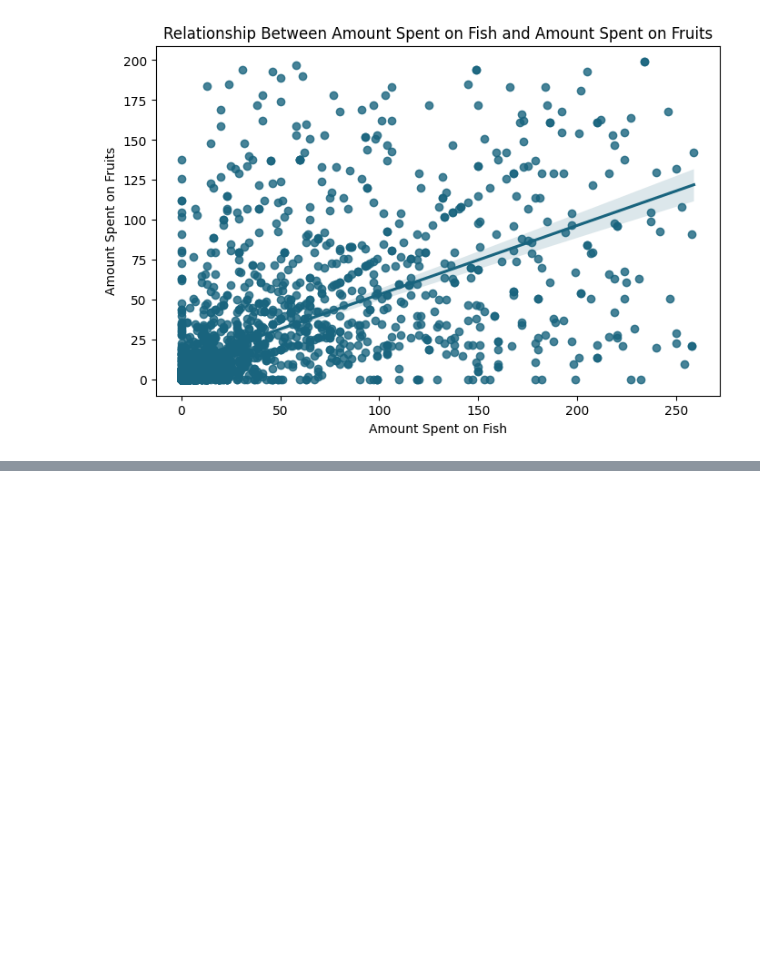
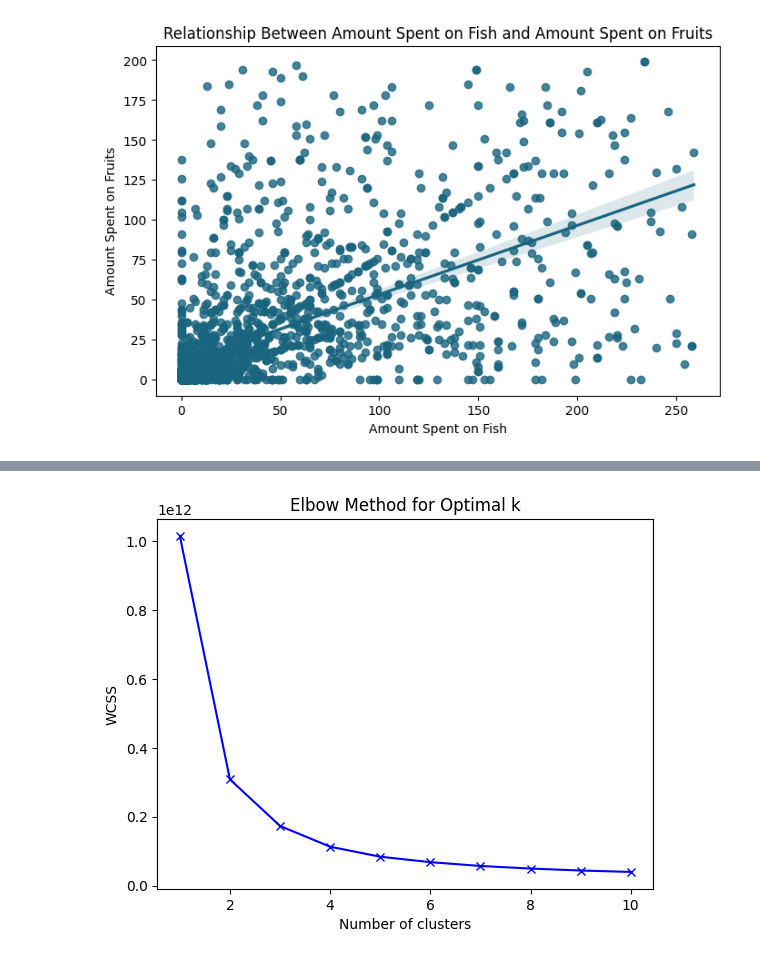
Before and after one commit to dalimvc/DS-Mini-project, a Jupyter notebook: miniProjectAssignmentDaliborMirkovic.ipynb, the cells around one changed output, grey strips where cells are left out. Saved outputs shown, nothing was run; the diff lists cells and outputs as text; code cells hidden in the pictures; blank space fills up the shorter version.

Commit message:
prep for k-means

```diff
--- a/miniProjectAssignmentDaliborMirkovic.ipynb
+++ b/miniProjectAssignmentDaliborMirkovic.ipynb
@@ -442,0 +479,13 @@ plt.show()
+# %%
+#converting non-numeric columns to numeric using one-hot encoding as the k-means model can't work with non-numeric data
+df_encoded = pd.get_dummies(df, columns=["Education", "Marital_Status"], drop_first=True)
+# %%
+#setting a reference date- it will be 01-01-2015 as latest enrollment date is in 2014
+reference_date = pd.to_datetime('01-01-2015')
+
+#calculating the difference in days
+df['Days_since_enrolled'] = (df["Enrollment_date"] - reference_date).dt.days
+
+#addding the column to the encoded dataframe and dropping the enrollment date column
+df_encoded['Days_since_enrolled'] = df['Days_since_enrolled']
+df_encoded.drop(['Enrollment_date'], axis=1, inplace=True)
@@ -442,0 +506,16 @@ plt.show()
+# %%
+wcss = []
+K = range(1, 11)
+for k in K:
+    km = KMeans(n_clusters=k, random_state=42)
+    km.fit(df_encoded)
+    wcss.append(km.inertia_)
+
+# Plot the Elbow Curve
+plt.plot(K, wcss, 'bx-')
+plt.xlabel('Number of clusters')
+plt.ylabel('WCSS')
+plt.title('Elbow Method for Optimal k')
+plt.show()
+# %% [output]
+[figure, added]
```
Also changed, not shown: parts of 9 cells of this notebook.
